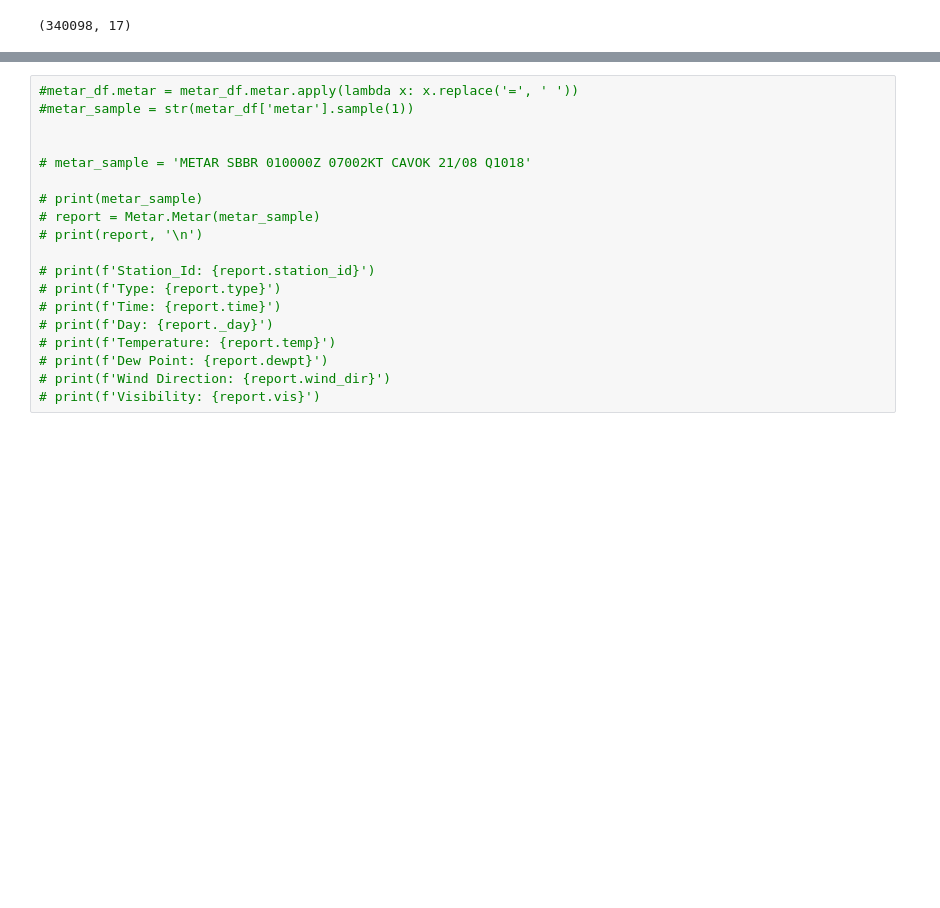
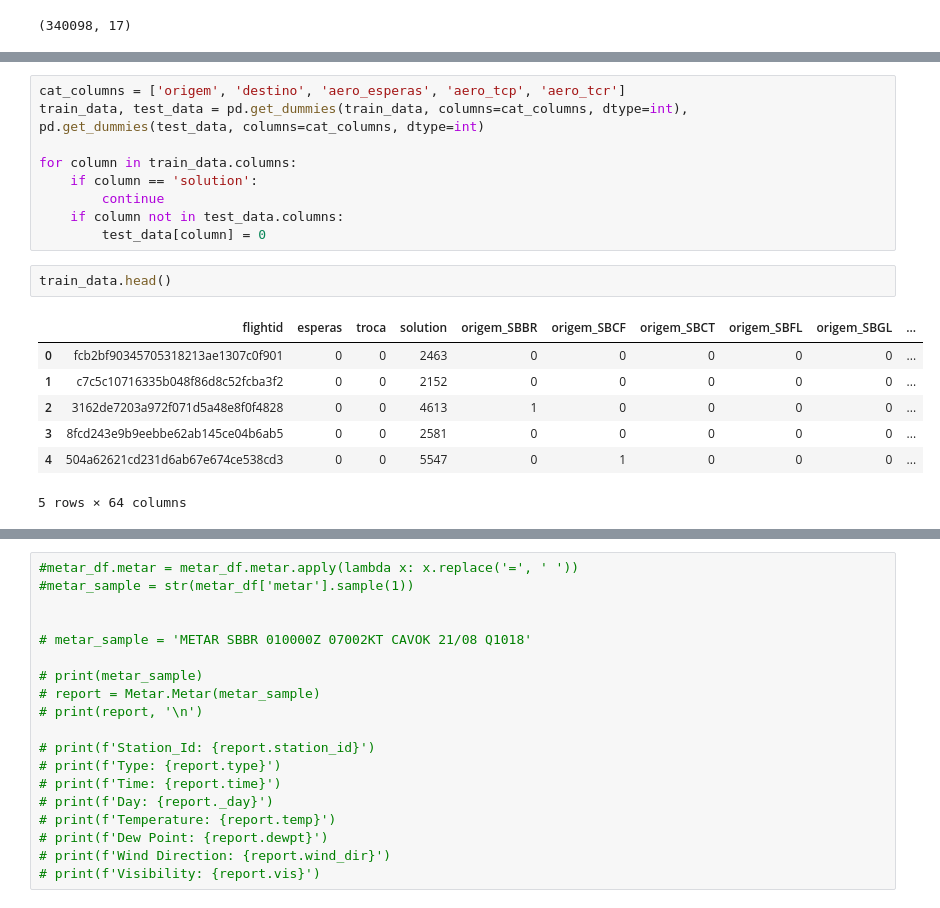
Before and after one commit to InAI-Delta/ita-datascience-2023, a Jupyter notebook: initial_analysis.ipynb, the cells around one changed output, grey strips where cells are left out. Cells and saved outputs as stored; diff of their text form; blank space fills up the shorter version.

```diff
--- a/initial_analysis.ipynb
+++ b/initial_analysis.ipynb
@@ -298,0 +307,19 @@ test_data.head()
+# %%
+cat_columns = ['origem', 'destino', 'aero_esperas', 'aero_tcp', 'aero_tcr']
+train_data, test_data = pd.get_dummies(train_data, columns=cat_columns, dtype=int), pd.get_dummies(test_data, columns=cat_columns, dtype=int)
+
+for column in train_data.columns:
+    if column == 'solution':
+        continue
+    if column not in test_data.columns:
+        test_data[column] = 0
+# %%
+train_data.head()
+# %% [output]
+|  | flightid | esperas | troca | solution | origem_SBBR | origem_SBCF | origem_SBCT | origem_SBFL | origem_SBGL | ... |
+| 0 | fcb2bf90345705318213ae1307c0f901 | 0 | 0 | 2463 | 0 | 0 | 0 | 0 | 0 | ... |
+| 1 | c7c5c10716335b048f86d8c52fcba3f2 | 0 | 0 | 2152 | 0 | 0 | 0 | 0 | 0 | ... |
+| 2 | 3162de7203a972f071d5a48e8f0f4828 | 0 | 0 | 4613 | 1 | 0 | 0 | 0 | 0 | ... |
+| 3 | 8fcd243e9b9eebbe62ab145ce04b6ab5 | 0 | 0 | 2581 | 0 | 0 | 0 | 0 | 0 | ... |
+| 4 | 504a62621cd231d6ab67e674ce538cd3 | 0 | 0 | 5547 | 0 | 1 | 0 | 0 | 0 | ... |
+5 rows × 64 columns
```
Also changed, not shown: parts of 7 cells of this notebook, 2 other files.
